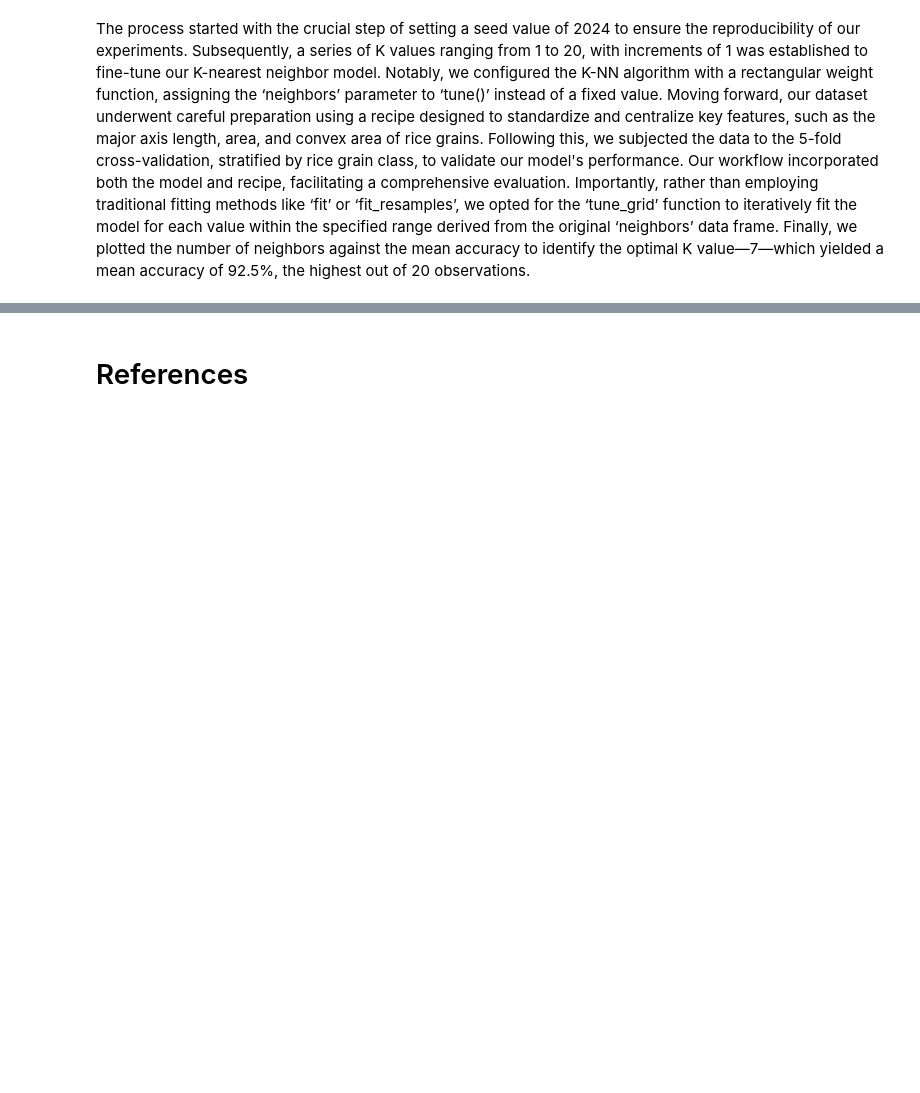
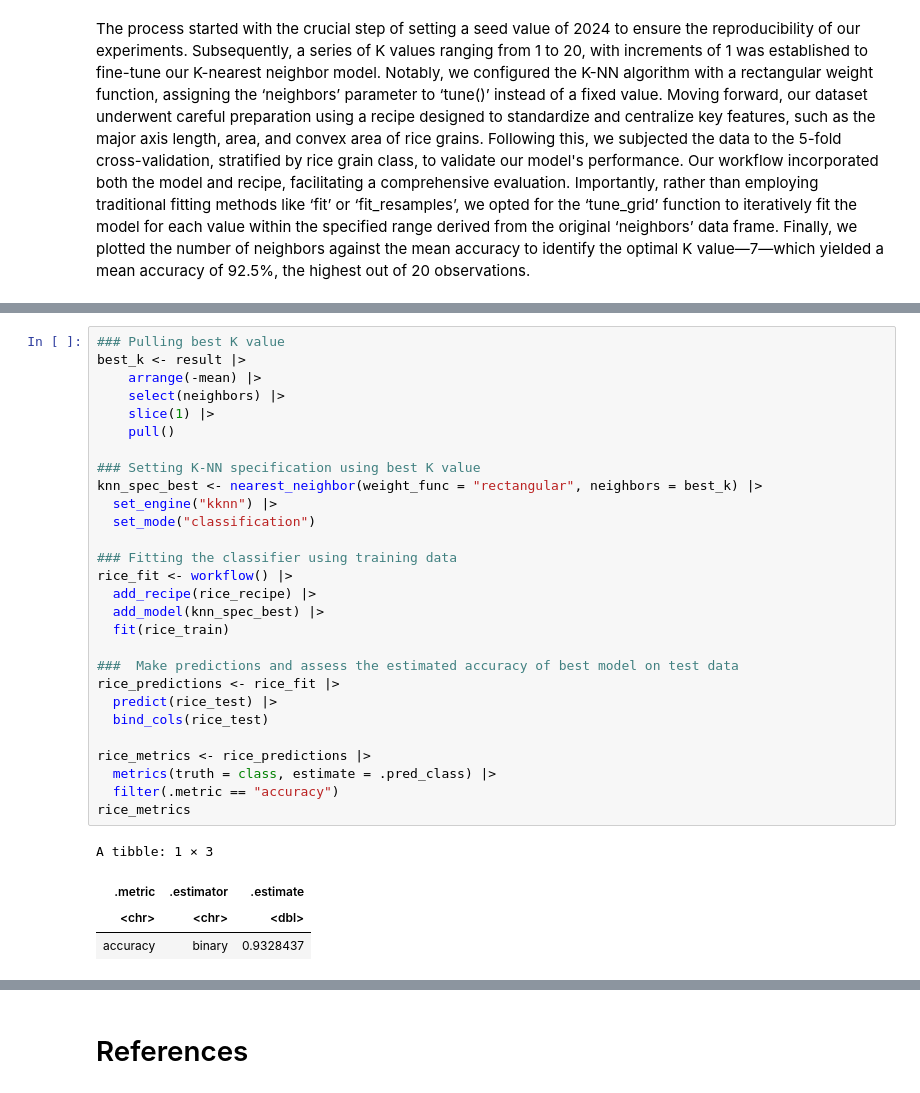
Before and after one commit to trungnguyen21/group_project_dsci, a Jupyter notebook: Group13_Report.ipynb, the cells around one changed output, grey strips where cells are left out. Cells and saved outputs as stored; diff of their text form; blank space fills up the shorter version.

```diff
--- a/Group13_Report.ipynb
+++ b/Group13_Report.ipynb
@@ -316,0 +308,33 @@ As a future direction for this project, other predictors such as the nutritional
+# %%
+### Pulling best K value
+best_k <- result |>
+    arrange(-mean) |>
+    select(neighbors) |>
+    slice(1) |>
+    pull()
+
+### Setting K-NN specification using best K value
+knn_spec_best <- nearest_neighbor(weight_func = "rectangular", neighbors = best_k) |>
+  set_engine("kknn") |>
+  set_mode("classification")
+
+### Fitting the classifier using training data
+rice_fit <- workflow() |>
+  add_recipe(rice_recipe) |>
+  add_model(knn_spec_best) |>
+  fit(rice_train)
+
+###  Make predictions and assess the estimated accuracy of best model on test data
+rice_predictions <- rice_fit |>
+  predict(rice_test) |>
+  bind_cols(rice_test)
+
+rice_metrics <- rice_predictions |>
+  metrics(truth = class, estimate = .pred_class) |>
+  filter(.metric == "accuracy")
+rice_metrics
+# %% [output]
+A tibble: 1 × 3
+| .metric | .estimator | .estimate |
+| <chr> | <chr> | <dbl> |
+| accuracy | binary | 0.9328437 |
```
Also changed, not shown: parts of 22 cells of this notebook.
